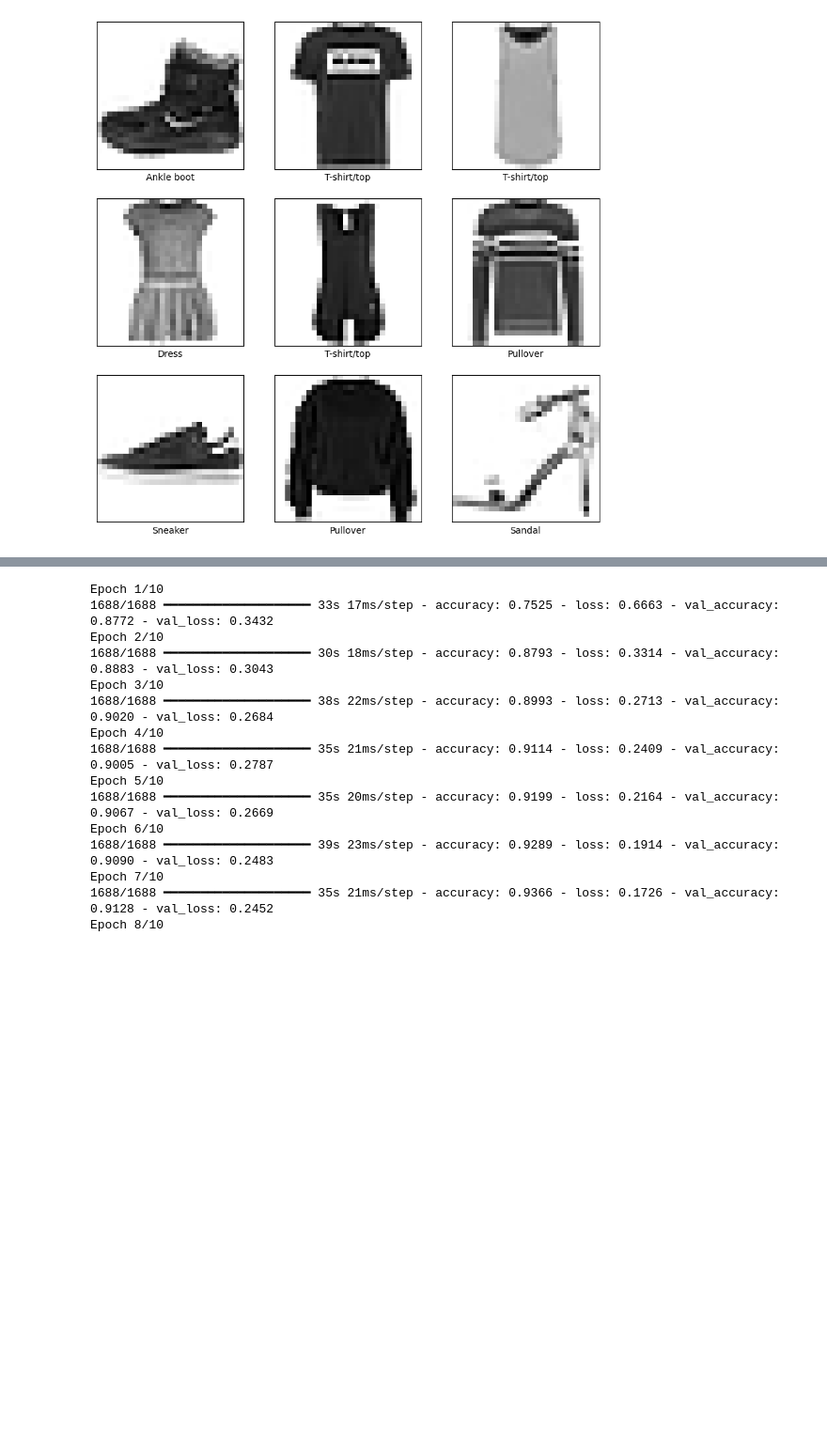
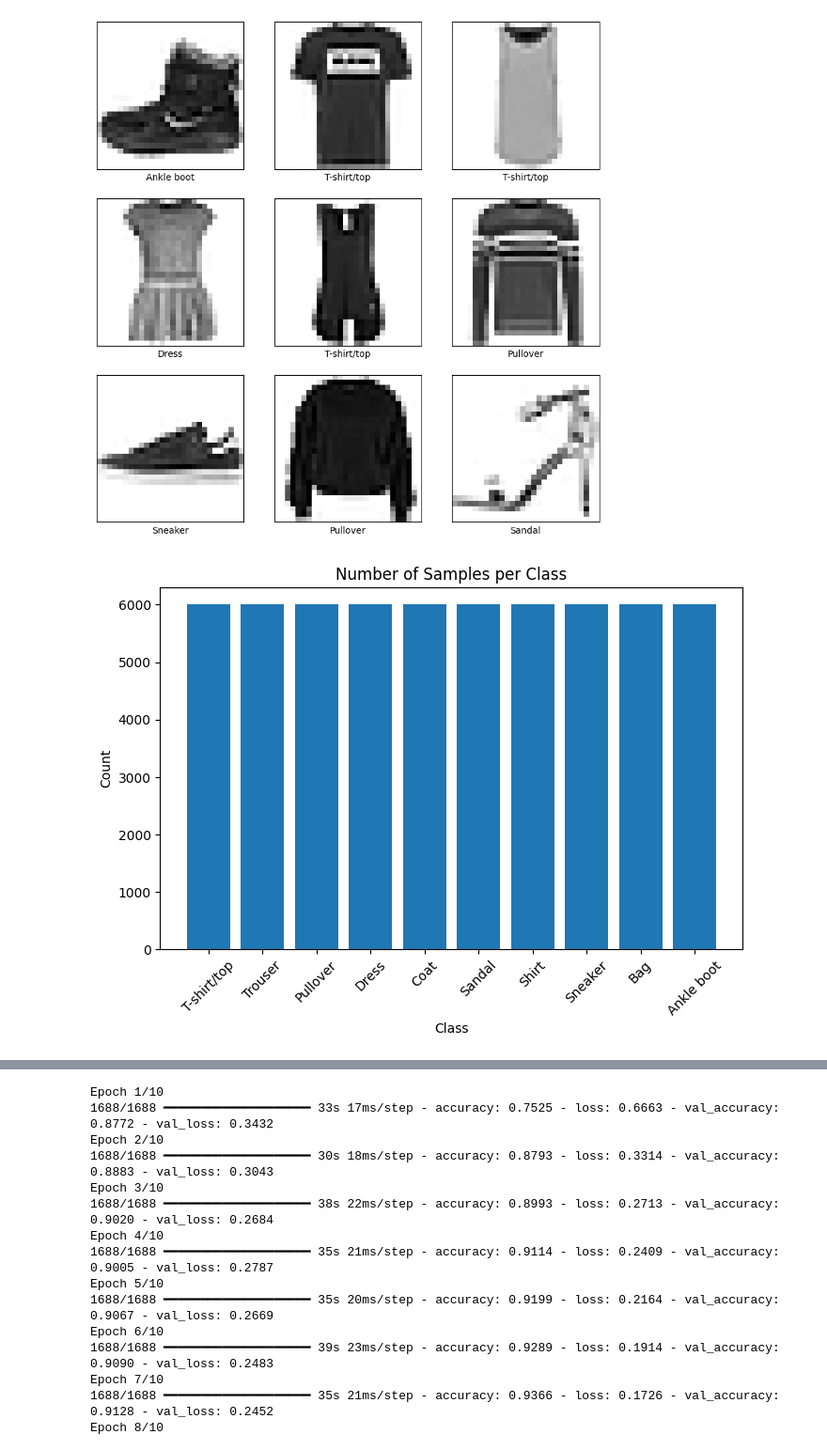
Before and after one commit to AA0100/Final-Project-Introduction-to-Deep-Learning, a Jupyter notebook: DeepLearningFinalProject.ipynb, the cells around one changed output, grey strips where cells are left out. Shown: that part at 94% size. Saved outputs shown, nothing was run; the diff lists cells and outputs as text; code cells hidden in the pictures; blank space fills up the shorter version.

```diff
--- a/DeepLearningFinalProject.ipynb
+++ b/DeepLearningFinalProject.ipynb
@@ -60,3 +60,22 @@ for i in range(9):
 plt.show()
 # %% [output]
 [figure]
+# %%
+import matplotlib.pyplot as plt
+import numpy as np
+
+# Class names for Fashion MNIST
+class_names = ['T-shirt/top', 'Trouser', 'Pullover', 'Dress', 'Coat',
+               'Sandal', 'Shirt', 'Sneaker', 'Bag', 'Ankle boot']
+
+# Bar plot
+labels, counts = np.unique(y_train, return_counts=True)
+plt.figure(figsize=(8,5))
+plt.bar(class_names, counts)
+plt.xticks(rotation=45)
+plt.title("Number of Samples per Class")
+plt.xlabel("Class")
+plt.ylabel("Count")
+plt.show()
+# %% [output]
+[figure, added]
```
Also changed, not shown: parts of 5 cells of this notebook.
